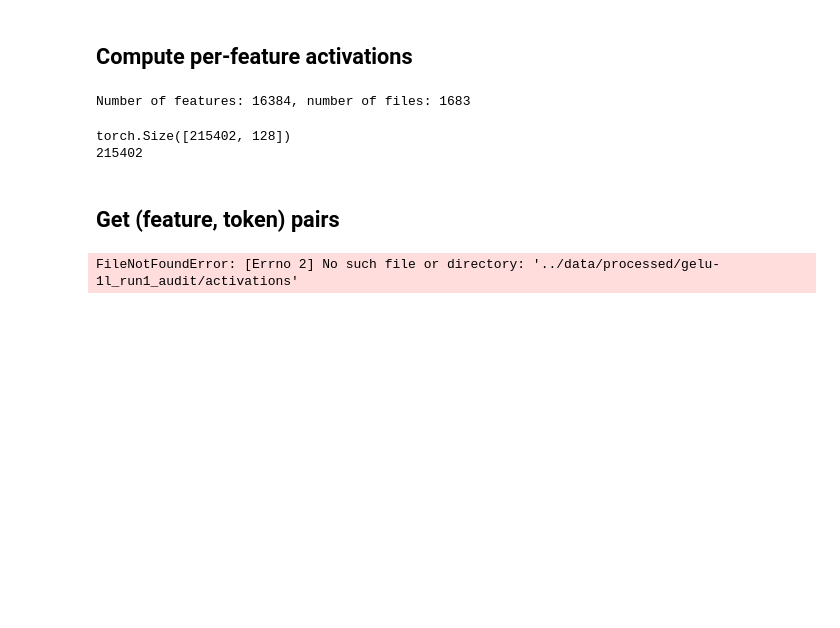
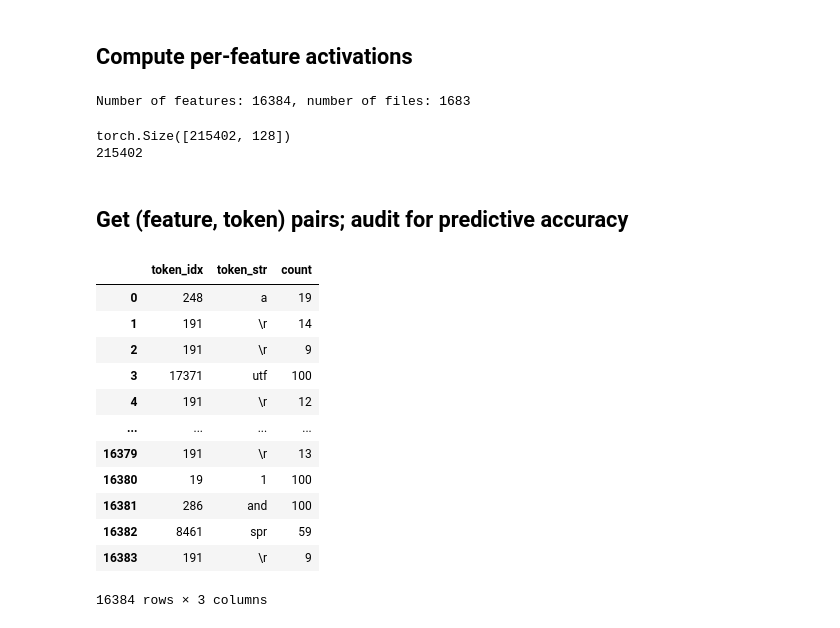
Before and after one commit to pchlenski/mats, a Jupyter notebook: notebooks/3_pc_feature_search.ipynb, the cells around one changed output. Cells and saved outputs as stored; diff of their text form; code cells hidden in the pictures; blank space fills up the shorter version.

```diff
--- a/notebooks/3_pc_feature_search.ipynb
+++ b/notebooks/3_pc_feature_search.ipynb
@@ -257,26 +279,50 @@ print(len(data))
 torch.Size([215402, 128])
 215402
 # %% [markdown]
-## Get (feature, token) pairs
+## Get (feature, token) pairs; audit for predictive accuracy
-# %%
-# Find (activation, feature pairs)
-
-# Find the top K activations for each feature
-# Count tokens in top-K activating examples
-
-for file in os.listdir(os.path.join(DD, "activations")):
-    activations = torch.load(os.path.join(DD, "activations", file))
-    features = torch.load(os.path.join(DD, "features", file))
-    activations_r = torch.load(os.path.join(DD, "activations_r", file))
-
-    # activations_r = sae(activations)[1]
-
-    activations = activations.cpu()
-    activations_r = activations_r.cpu()
-    features = features.cpu()
-
-    # activations = activations_r
-
-    # activations = activations_
-# %% [output]
-FileNotFoundError: [Errno 2] No such file or directory: '../data/processed/gelu-1l_run1_audit/activations'
+# %%
+# Find (activation, feature pairs)
+
+# Find the top K activations for each feature
+# Count tokens in top-K activating examples
+
+TOP_K = 100
+feature_top_tokens = pd.DataFrame(index=range(feature_dim), columns=["token_idx", "token_str", "count"])
+
+for i in tqdm(range(feature_dim)):
+    # Load feature as an (n_samples, n_tokens) matrix
+    feature = torch.load(os.path.join(DD, "feature_vectors_merged", f"{i}_full.pt")).to_dense()
+
+    # Get top K activations using a flat view into the feature
+    feature_flat = feature.view(-1)
+    topk_vals, indices_flat = torch.topk(feature_flat, TOP_K, largest=True)
+
+    # Reshape indices to 2-D
+    n, m = feature.shape
+    r, c = indices_flat // m, indices_flat % m
+    idx = torch.stack([r, c], dim=1)
+
+    # What are the tokens?
+    feature_tokens = data[idx[:, 0], idx[:, 1]]
+    token_counts = torch.bincount(feature_tokens, minlength=len(model.tokenizer))
+    top_token = torch.argmax(token_counts).item()
+
+    # Save to dataframe
+    feature_top_tokens.loc[i] = [top_token, model.to_single_str_token(top_token), token_counts[top_token].item()]
+
+feature_top_tokens.to_csv(os.path.join(DD, "feature_top_tokens.csv"))
+feature_top_tokens
+# %% [output]
+|  | token_idx | token_str | count |
+| 0 | 248 | a | 19 |
+| 1 | 191 | \r | 14 |
+| 2 | 191 | \r | 9 |
+| 3 | 17371 | utf | 100 |
+| 4 | 191 | \r | 12 |
+| ... | ... | ... | ... |
+| 16379 | 191 | \r | 13 |
+| 16380 | 19 | 1 | 100 |
+| 16381 | 286 | and | 100 |
+| 16382 | 8461 | spr | 59 |
+| 16383 | 191 | \r | 9 |
+16384 rows × 3 columns
```
Also changed, not shown: parts of 10 cells of this notebook, 4 other files.
